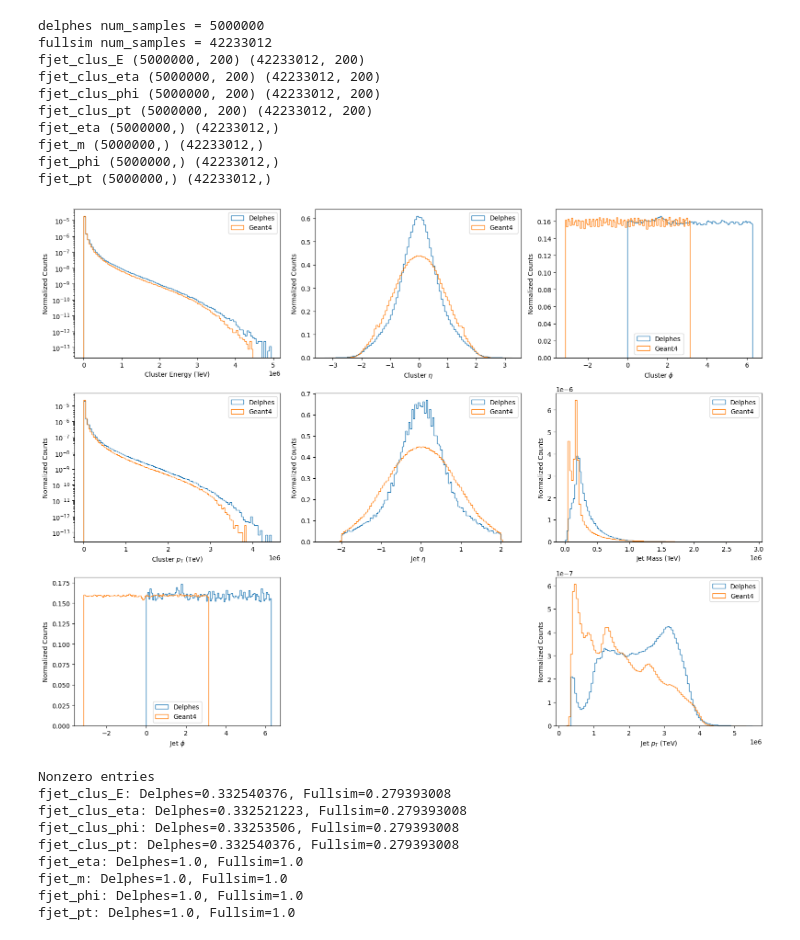
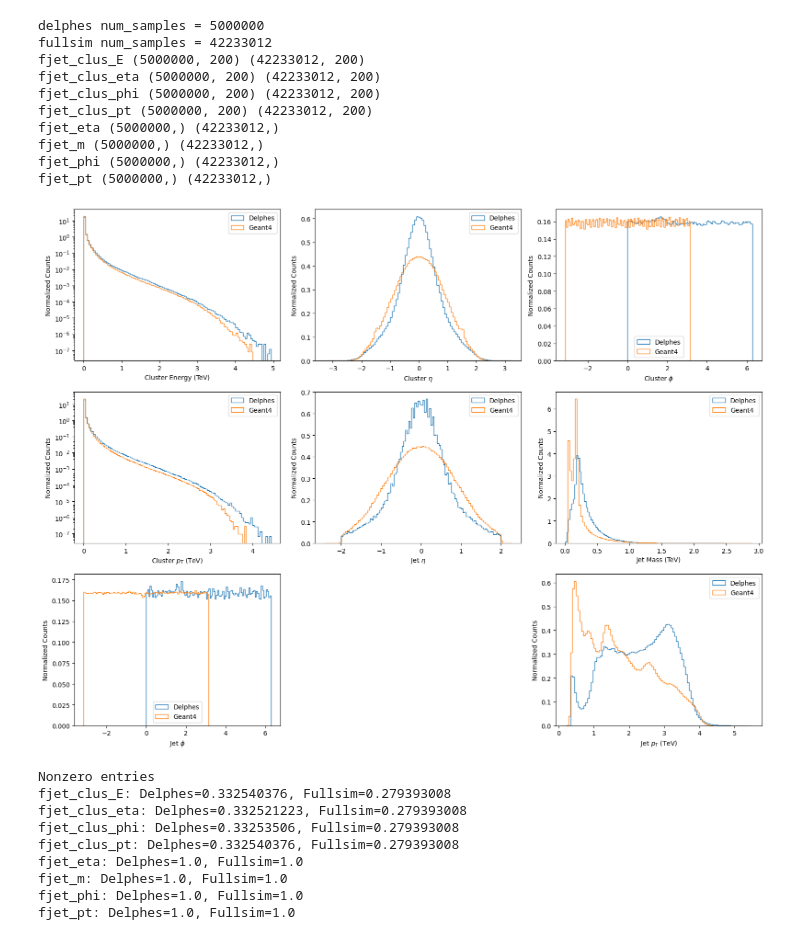
Before and after one commit to evilpegasus/transfer-learning, a Jupyter notebook: eda.ipynb, the cells around one changed output. Cells and saved outputs as stored; diff of their text form; code cells hidden in the pictures.

Commit message:
more plots

```diff
--- a/eda.ipynb
+++ b/eda.ipynb
@@ -62,36 +63,40 @@ key_to_xlabel = {       # nicer looking names for x axis
 
 fig, axes = plt.subplots(3, 3, figsize=(16, 12))
 axes = axes.flatten()
 
 with h5py.File(delphes_path, "r") as delphes_f, h5py.File(fullsim_path, "r") as fullsim_f:
     for i, key in enumerate(keys):
         if i == 7:
             i += 1
-        delphes_sample_data[key] = delphes_f[key][:NUM_SAMPLES].flatten()
-        fullsim_sample_data[key] = fullsim_f[key][:NUM_SAMPLES].flatten()
+        if any([x in key for x in ["_E", "_pt", "_m"]]):        # convert from MeV to TeV
+            delphes_sample_data[key] = delphes_f[key][:NUM_SAMPLES].flatten() / 1e6
+            fullsim_sample_data[key] = fullsim_f[key][:NUM_SAMPLES].flatten() / 1e6
+        else:
+            delphes_sample_data[key] = delphes_f[key][:NUM_SAMPLES].flatten()
+            fullsim_sample_data[key] = fullsim_f[key][:NUM_SAMPLES].flatten()
 
         # plot nonzero values for clus
         if "clus" in key:
             mask1 = fullsim_sample_data[key] < -EPS
             mask2 = fullsim_sample_data[key] > EPS
             axes[i].hist(delphes_sample_data[key][delphes_sample_data[key] != 0], bins=num_bins, alpha=1, label="Delphes", histtype="step", density=True)
             axes[i].hist(fullsim_sample_data[key][np.logical_or(mask1, mask2)], bins=num_bins, alpha=1, label="Geant4", histtype="step", density=True)
 
         else:
             axes[i].hist(delphes_sample_data[key], bins=num_bins, alpha=1, label="Delphes", histtype="step", density=True)
             axes[i].hist(fullsim_sample_data[key], bins=num_bins, alpha=1, label="Geant4", histtype="step", density=True)
         if key in ["fjet_clus_E", "fjet_clus_pt"]:
             axes[i].set_yscale("log")
         axes[i].set_xlabel(key_to_xlabel[key])
         axes[i].set_ylabel("Normalized Counts")
         # axes[i].set_title(key)
         axes[i].legend()
         # plt.show()
 axes[7].axis("off")
 plt.tight_layout()
 plt.show()
 # %% [output]
-[figure, old version]
+[figure, new version]
 # %%
 # resample fewer samples to not crash
 # NUM_SAMPLES = 10000
```
Also changed, not shown: parts of 2 cells of this notebook.
